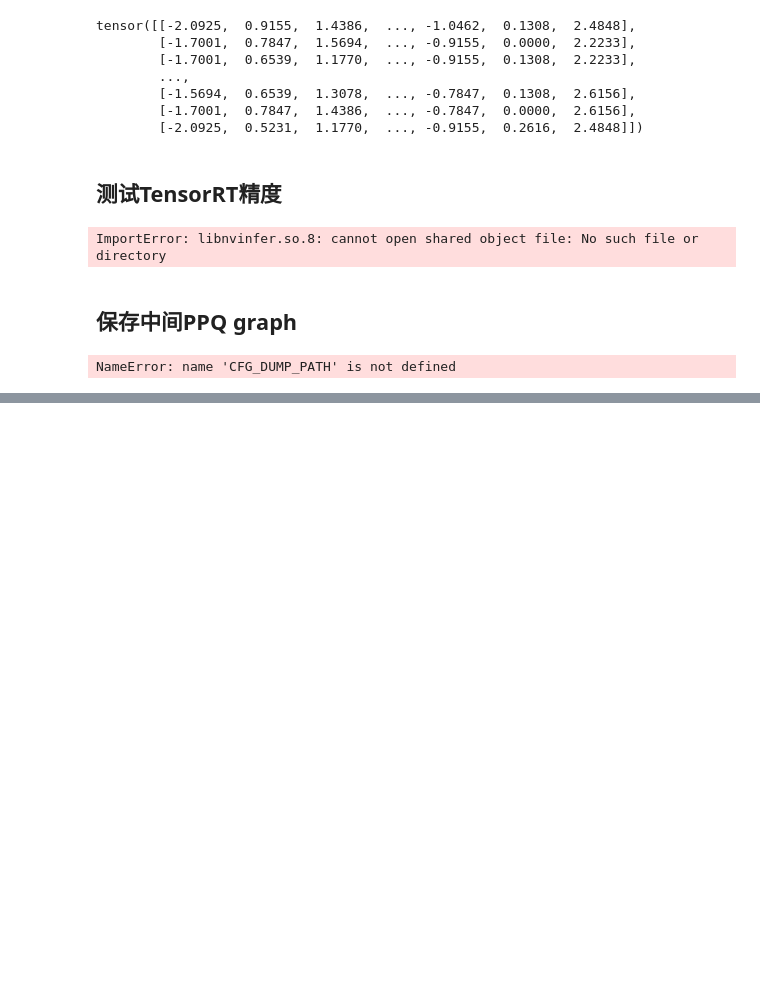
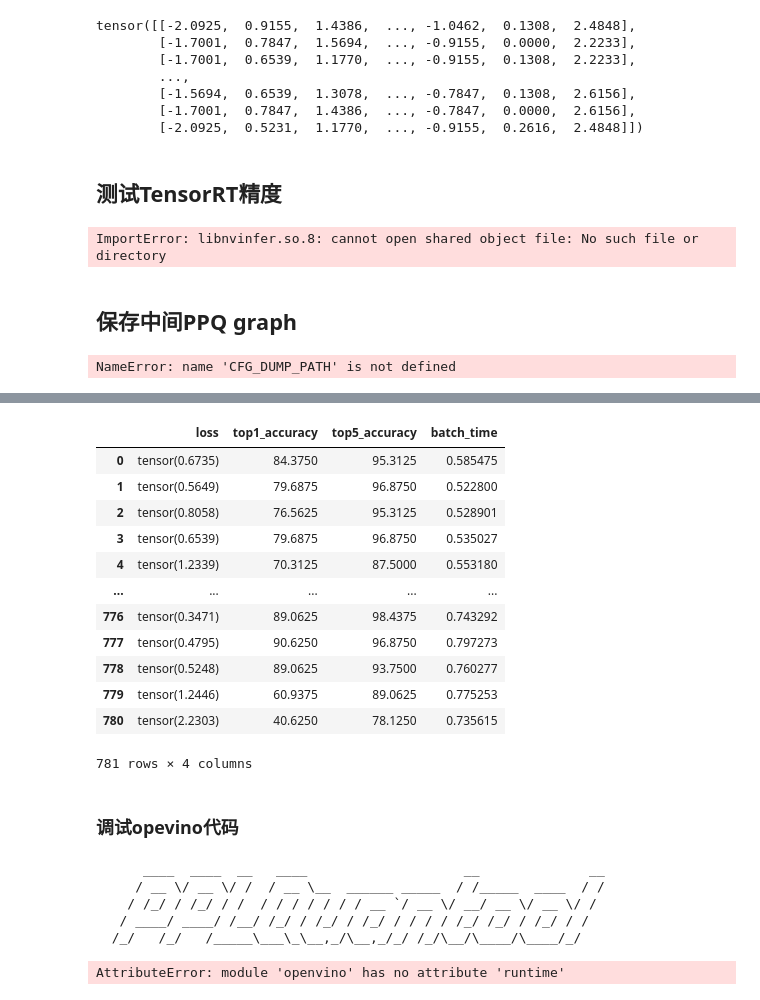
Before and after one commit to OpenPPL/ppq, a Jupyter notebook: benchmark/classification/demo.ipynb, the cells around one changed output, grey strips where cells are left out. Cells and saved outputs as stored; diff of their text form; code cells hidden in the pictures; blank space fills up the shorter version.

```diff
--- a/benchmark/classification/demo.ipynb
+++ b/benchmark/classification/demo.ipynb
@@ -213,0 +220,5 @@ NameError: name 'CFG_DUMP_PATH' is not defined
+# %%
+report = evaluate_openvino_module_with_imagenet(
+    model_path='/home/geng/tinyml/ppq/benchmark/classification/FP32_model/ResNet18-FP32.onnx',
+    imagenet_validation_dir=cfg.VALIDATION_DIR, batchsize=cfg.BATCHSIZE,
+    device=cfg.DEVICE)
@@ -213,0 +235,37 @@ NameError: name 'CFG_DUMP_PATH' is not defined
+# %%
+report
+# %% [output]
+|  | loss | top1_accuracy | top5_accuracy | batch_time |
+| 0 | tensor(0.6735) | 84.3750 | 95.3125 | 0.585475 |
+| 1 | tensor(0.5649) | 79.6875 | 96.8750 | 0.522800 |
+| 2 | tensor(0.8058) | 76.5625 | 95.3125 | 0.528901 |
+| 3 | tensor(0.6539) | 79.6875 | 96.8750 | 0.535027 |
+| 4 | tensor(1.2339) | 70.3125 | 87.5000 | 0.553180 |
+| ... | ... | ... | ... | ... |
+| 776 | tensor(0.3471) | 89.0625 | 98.4375 | 0.743292 |
+| 777 | tensor(0.4795) | 90.6250 | 96.8750 | 0.797273 |
+| 778 | tensor(0.5248) | 89.0625 | 93.7500 | 0.760277 |
+| 779 | tensor(1.2446) | 60.9375 | 89.0625 | 0.775253 |
+| 780 | tensor(2.2303) | 40.6250 | 78.1250 | 0.735615 |
+781 rows × 4 columns
+# %% [markdown]
+### 调试opevino代码
+# %%
+import cfg
+import openvino
+import torch
+from ppq.core import *
+import onnxruntime
+import numpy as np
+import openvino.inference_engine as ie
+import openvino.runtime as ov
+
+fp32_model_path = "/home/geng/tinyml/ppq/benchmark/classification/FP32_model/ResNet18-FP32.onnx"
+openvino_model_path = "/home/geng/tinyml/ppq/benchmark/classification/OpenVino_output/ResNet18-OpenVino-INT8.onnx"
+ir_model_path = "/home/geng/tinyml/ppq/benchmark/classification/OpenVino_output/ResNet18-OpenVino-INT8.xml"
+# %% [output]
+      ____  ____  __   ____                    __              __
+     / __ \/ __ \/ /  / __ \__  ______ _____  / /_____  ____  / /
+    / /_/ / /_/ / /  / / / / / / / __ `/ __ \/ __/ __ \/ __ \/ /
+   / ____/ ____/ /__/ /_/ / /_/ / /_/ / / / / /_/ /_/ / /_/ / /
+  /_/   /_/   /_____\___\_\__,_/\__,_/_/ /_/\__/\____/\____/_/
@@ -213,0 +278,18 @@ NameError: name 'CFG_DUMP_PATH' is not defined
+# %%
+# 新版本的推理
+openvino_executor = ov.Core()
+
+model_fp32= openvino_executor.compile_model(
+model = openvino_executor.read_model(model=fp32_model_path), device_name="CPU").create_infer_request()
+
+model_opevino  = openvino_executor.compile_model(
+model = openvino_executor.read_model(model=openvino_model_path), device_name="CPU").create_infer_request()
+
+# 旧版本推理
+# model_fp32 = get_model_openvino(fp32_model_path)
+# model_openvino = get_model_openvino(openvino_model_path)
+
+model_ort= onnxruntime.InferenceSession(path_or_bytes=openvino_model_path, providers=['CUDAExecutionProvider'])
+input_placeholder_name = model_ort.get_inputs()[0].name
+# %% [output]
+AttributeError: module 'openvino' has no attribute 'runtime'
```
Also changed, not shown: parts of 11 cells of this notebook, 48 other files.
